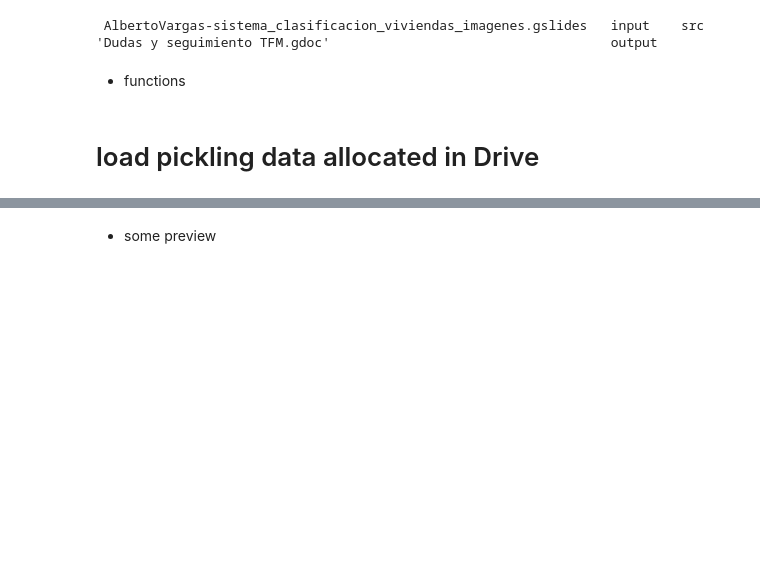
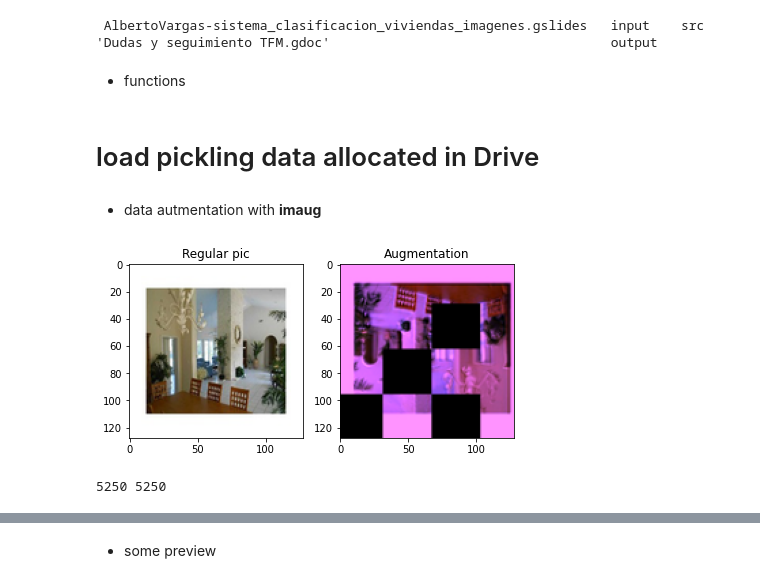
Before and after one commit to albertovpd/viu_tfm-deep_vision_classification, a Jupyter notebook: src/TFM_real_state_deep_vision.ipynb, the cells around one changed output, grey strips where cells are left out. Cells and saved outputs as stored; diff of their text form; code cells hidden in the pictures; blank space fills up the shorter version.

Commit message:
just needed to denomalize data to  use imaug

```diff
--- a/src/TFM_real_state_deep_vision.ipynb
+++ b/src/TFM_real_state_deep_vision.ipynb
@@ -90,6 +90,11 @@ from datetime import datetime
 # load pickling data allocated in Drive
 # %%
 with open(input_folder+"pickle_all_images_df.pickle", "rb") as input_file:
-    data_x = pickle.load(input_file)
+    data_x_norm= pickle.load(input_file) # camiado para desnormalizar para imaug
 with open(input_folder+"pickle_all_classes.pickle", "rb") as input_file:
     data_y = pickle.load(input_file)
+# %% [markdown]
+- data autmentation with **imaug**
+# %%
+# we have to undo the normalization to 0-1 in the picture
+data_x_unnormalized= ((data_x_norm - data_x_norm.min()) * (1/(data_x_norm.max() - data_x_norm.min()) * 255)).astype('uint8')
@@ -95,0 +247,14 @@ with open(input_folder+"pickle_all_classes.pickle", "rb") as input_file:
+# %%
+plt.subplot(1, 2, 1)
+plt.imshow(data_x[42])
+plt.title('Regular pic')
+plt.subplot(1, 2, 2)
+plt.imshow(images_aug[42])
+plt.title('Augmentation')
+plt.tight_layout()
+# %% [output]
+[figure, added]
+# %%
+print(len(images_aug), len(data_x))
+# %% [output]
+5250 5250
```
Also changed, not shown: parts of 10 cells of this notebook.
